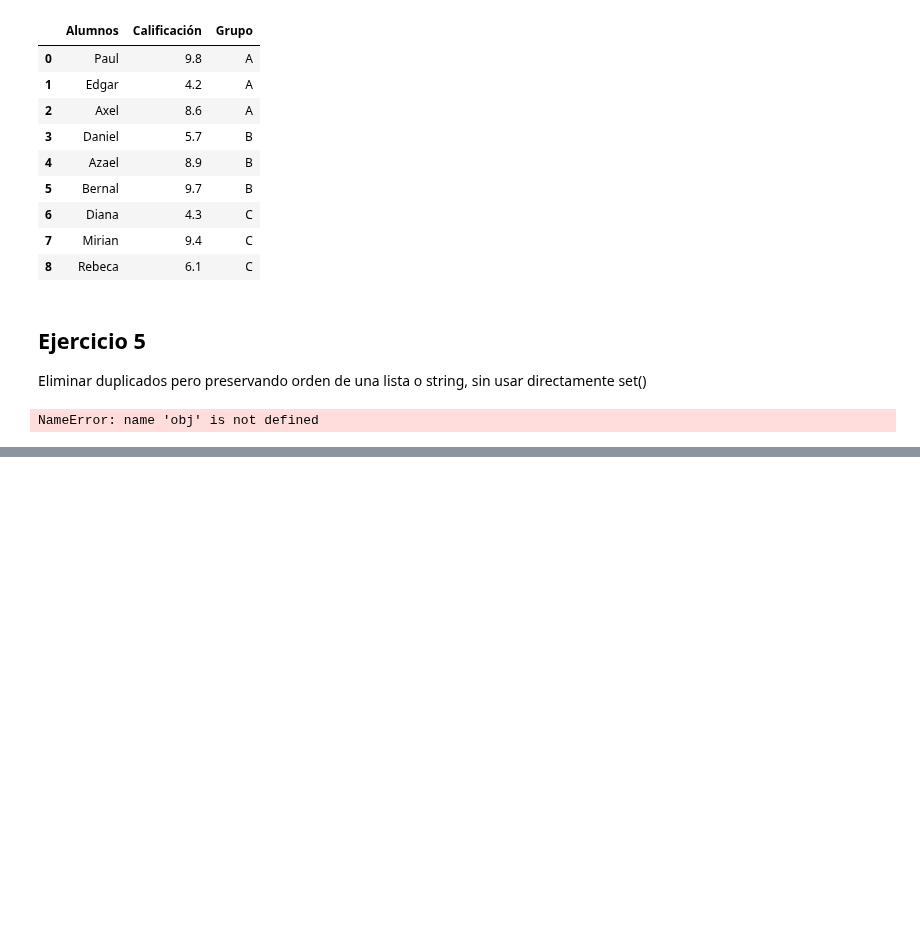
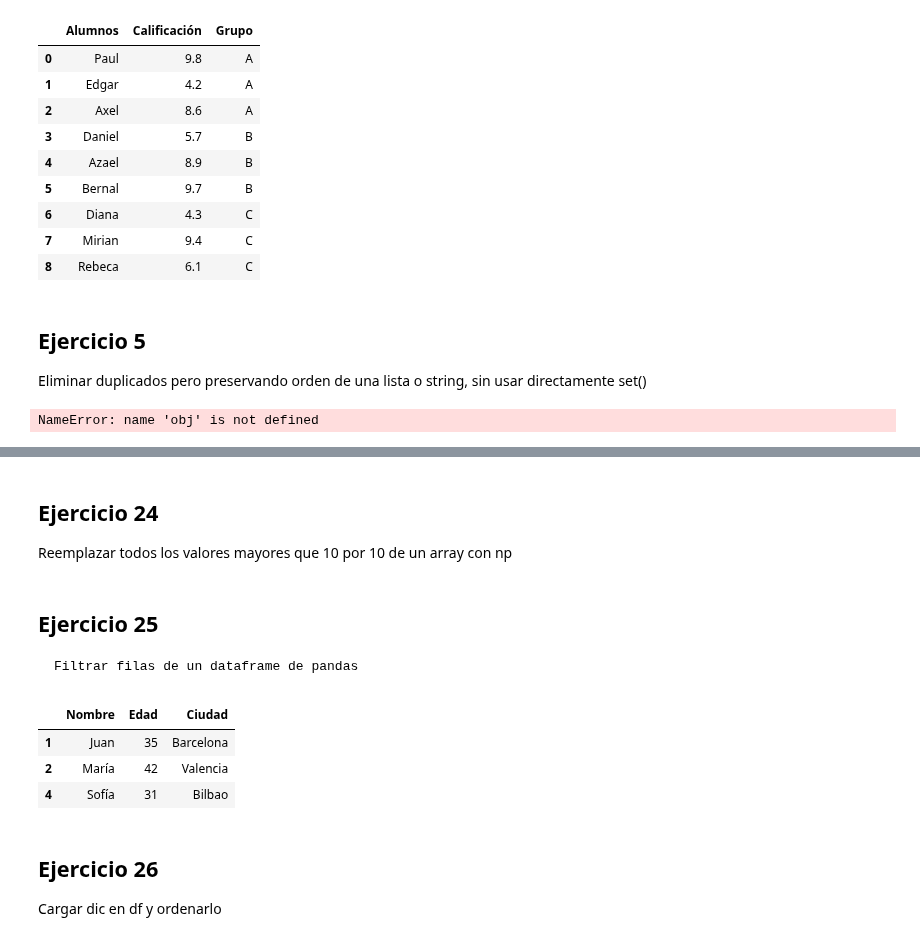
Before and after one commit to Fernando-JAL/Neurociencias-2026-1, a Jupyter notebook: S05_tareas/TAREA 2do parcial.ipynb, the cells around one changed output, grey strips where cells are left out. Saved outputs shown, nothing was run; the diff lists cells and outputs as text; code cells hidden in the pictures; blank space fills up the shorter version.

```diff
--- a/S05_tareas/TAREA 2do parcial.ipynb
+++ b/S05_tareas/TAREA 2do parcial.ipynb
@@ -469,0 +655,3 @@ NameError: name 'obj' is not defined
+# %% [markdown]
+## Ejercicio 24
+Reemplazar todos los valores mayores que 10 por 10 de un array con np
@@ -469,0 +663,23 @@ NameError: name 'obj' is not defined
+# %% [markdown]
+## Ejercicio 25
+    Filtrar filas de un dataframe de pandas
+# %%
+def ex25_filter_rows_age_over_30(datos):
+    df=pd.DataFrame(datos)
+    df_filtrado= df[df['Edad']>30]
+    return df_filtrado
+# %%
+datos = {
+        'Nombre': ['Ana', 'Juan', 'María', 'Pedro', 'Sofía'],
+        'Edad': [28, 35, 42, 25, 31],
+        'Ciudad': ['Madrid', 'Barcelona', 'Valencia', 'Sevilla', 'Bilbao']
+    }
+ex25_filter_rows_age_over_30(datos)
+# %% [output]
+|  | Nombre | Edad | Ciudad |
+| 1 | Juan | 35 | Barcelona |
+| 2 | María | 42 | Valencia |
+| 4 | Sofía | 31 | Bilbao |
+# %% [markdown]
+## Ejercicio 26
+Cargar dic en df y ordenarlo
```
Also changed, not shown: parts of 62 cells of this notebook.
